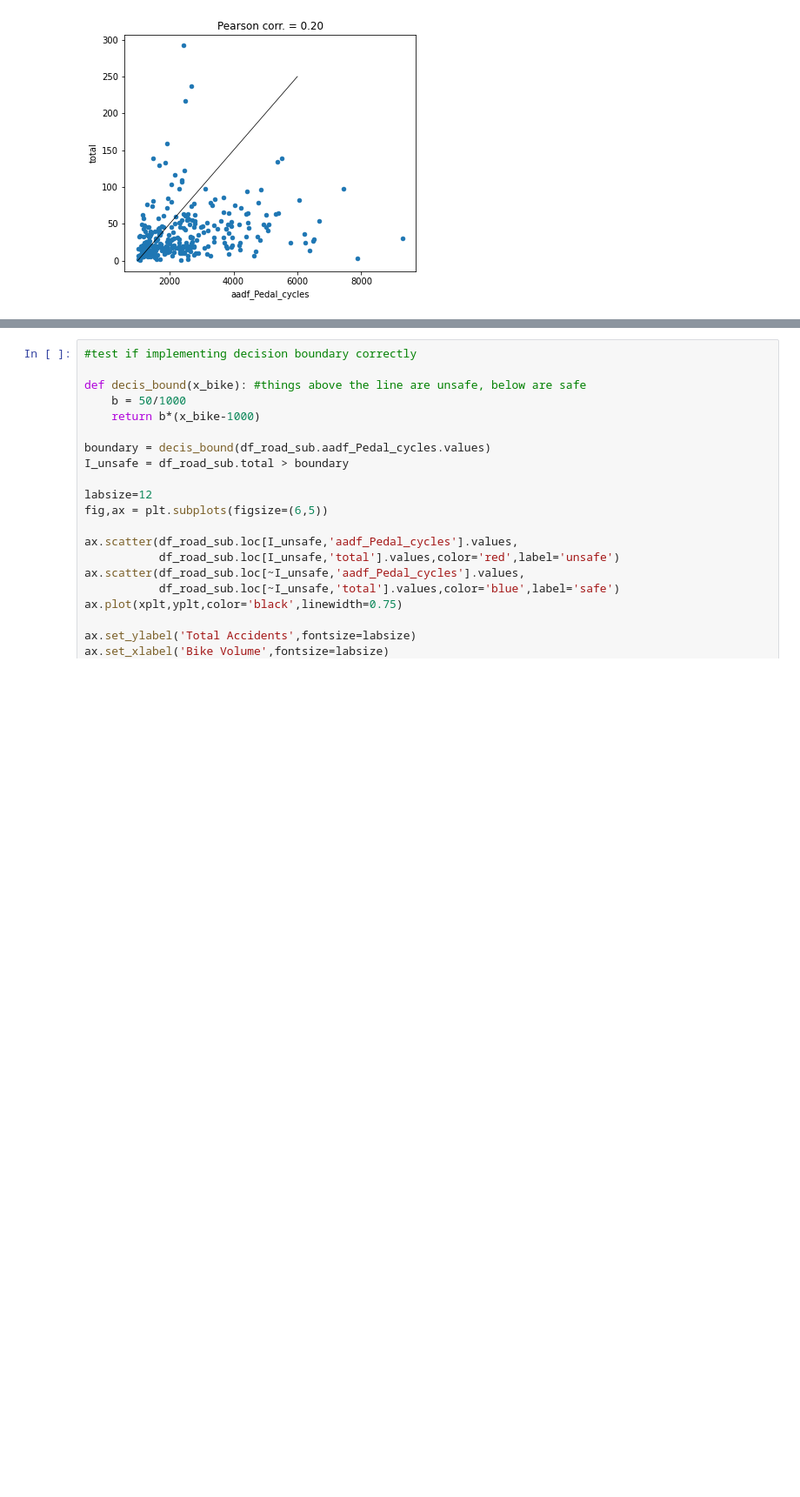
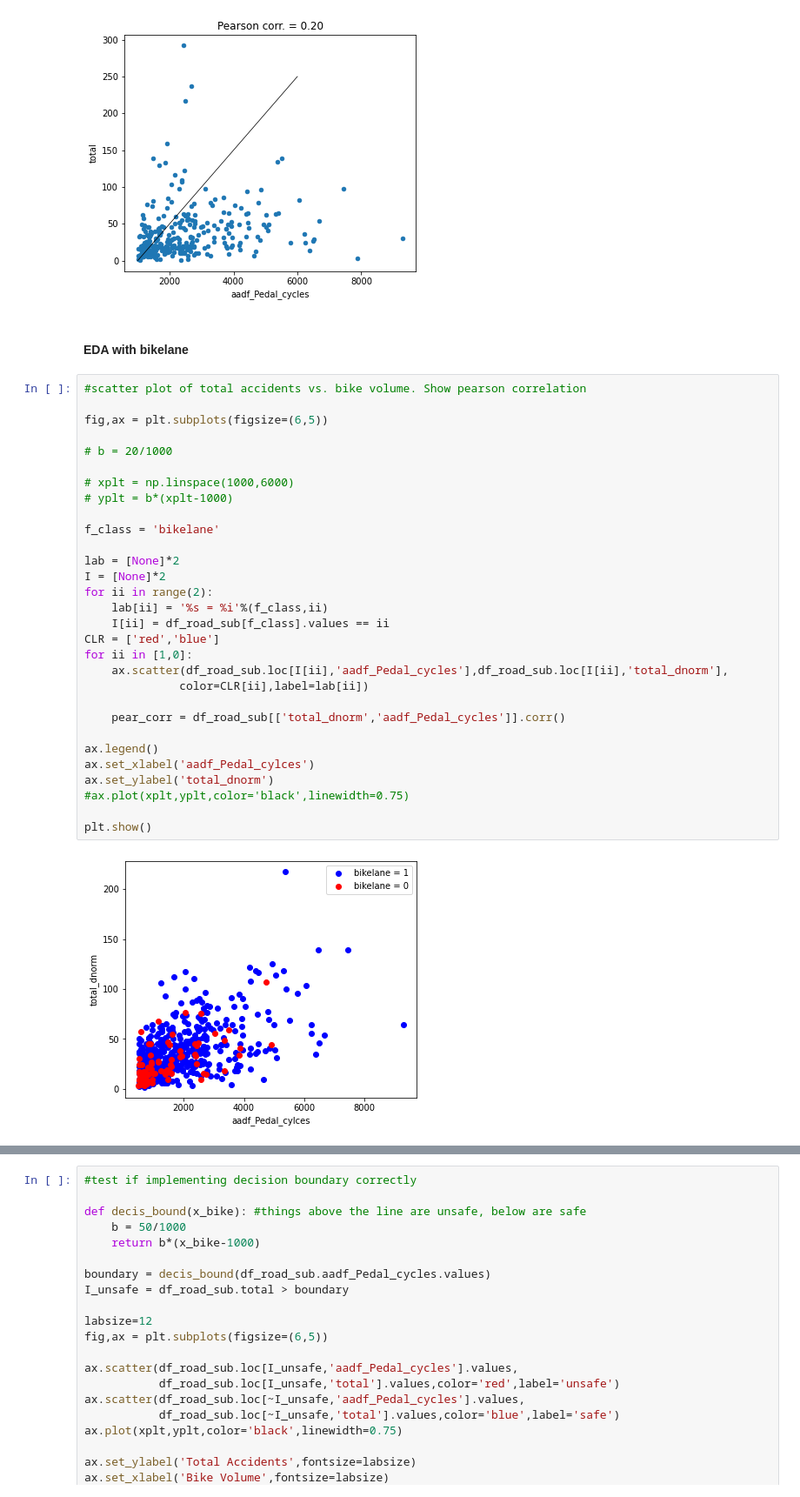
Before and after one commit to dtuthill/erdos_project, a Jupyter notebook: Greg_Analysis/df_road_analysis.ipynb, the cells around one changed output, grey strips where cells are left out. Shown at 87% size. Saved outputs shown, nothing was run; the diff lists cells and outputs as text; blank space fills up the shorter version.

```diff
--- a/Greg_Analysis/df_road_analysis.ipynb
+++ b/Greg_Analysis/df_road_analysis.ipynb
@@ -185,3 +248,37 @@ ax.plot(xplt,yplt,color='black',linewidth=0.75)
 plt.show()
 # %% [output]
 [figure]
+# %% [markdown]
+#### EDA with bikelane
+# %%
+#scatter plot of total accidents vs. bike volume. Show pearson correlation
+
+fig,ax = plt.subplots(figsize=(6,5))
+
+# b = 20/1000
+
+# xplt = np.linspace(1000,6000)
+# yplt = b*(xplt-1000)
+
+f_class = 'bikelane'
+
+lab = [None]*2
+I = [None]*2
+for ii in range(2):
+    lab[ii] = '%s = %i'%(f_class,ii)
+    I[ii] = df_road_sub[f_class].values == ii
+CLR = ['red','blue']
+for ii in [1,0]:
+    ax.scatter(df_road_sub.loc[I[ii],'aadf_Pedal_cycles'],df_road_sub.loc[I[ii],'total_dnorm'],
+              color=CLR[ii],label=lab[ii])
+
+    pear_corr = df_road_sub[['total_dnorm','aadf_Pedal_cycles']].corr()
+
+ax.legend()
+ax.set_xlabel('aadf_Pedal_cylces')
+ax.set_ylabel('total_dnorm')
+#ax.plot(xplt,yplt,color='black',linewidth=0.75)
+
+plt.show()
+# %% [output]
+[figure, added]
```
Also changed, not shown: parts of 16 cells of this notebook, 2 other files.
